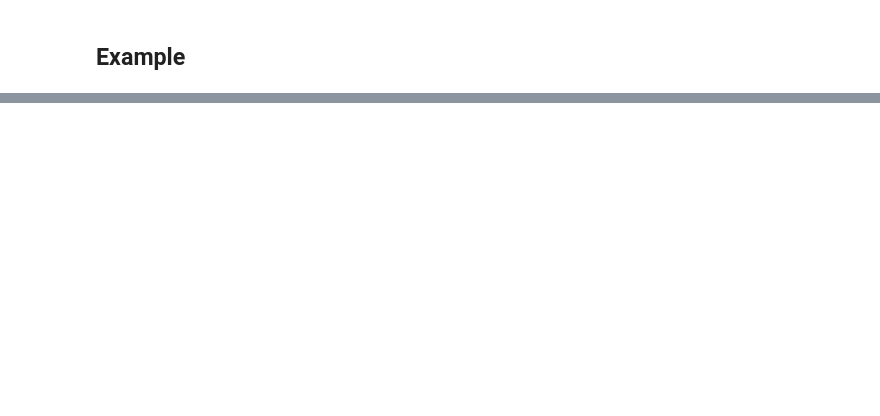
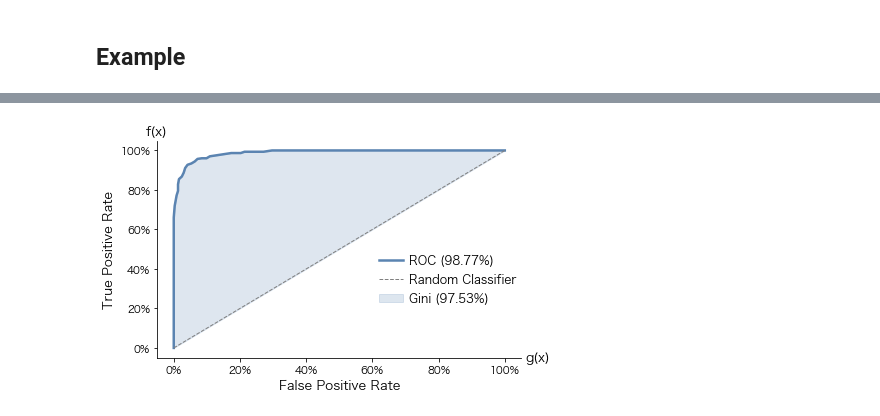
Before and after one commit to Nak007/model_validation, a Jupyter notebook: model_validation_colab.ipynb, the cells around one changed output, grey strips where cells are left out. Saved outputs shown, nothing was run; the diff lists cells and outputs as text; code cells hidden in the pictures; blank space fills up the shorter version.

```diff
--- a/model_validation_colab.ipynb
+++ b/model_validation_colab.ipynb
@@ -240,0 +79,4 @@ plt.show()
+# %%
+ax = gini_plot_base(y, y_proba)
+# %% [output]
+[figure, added]
```
Also changed, not shown: parts of 53 cells of this notebook, 1 other file.
